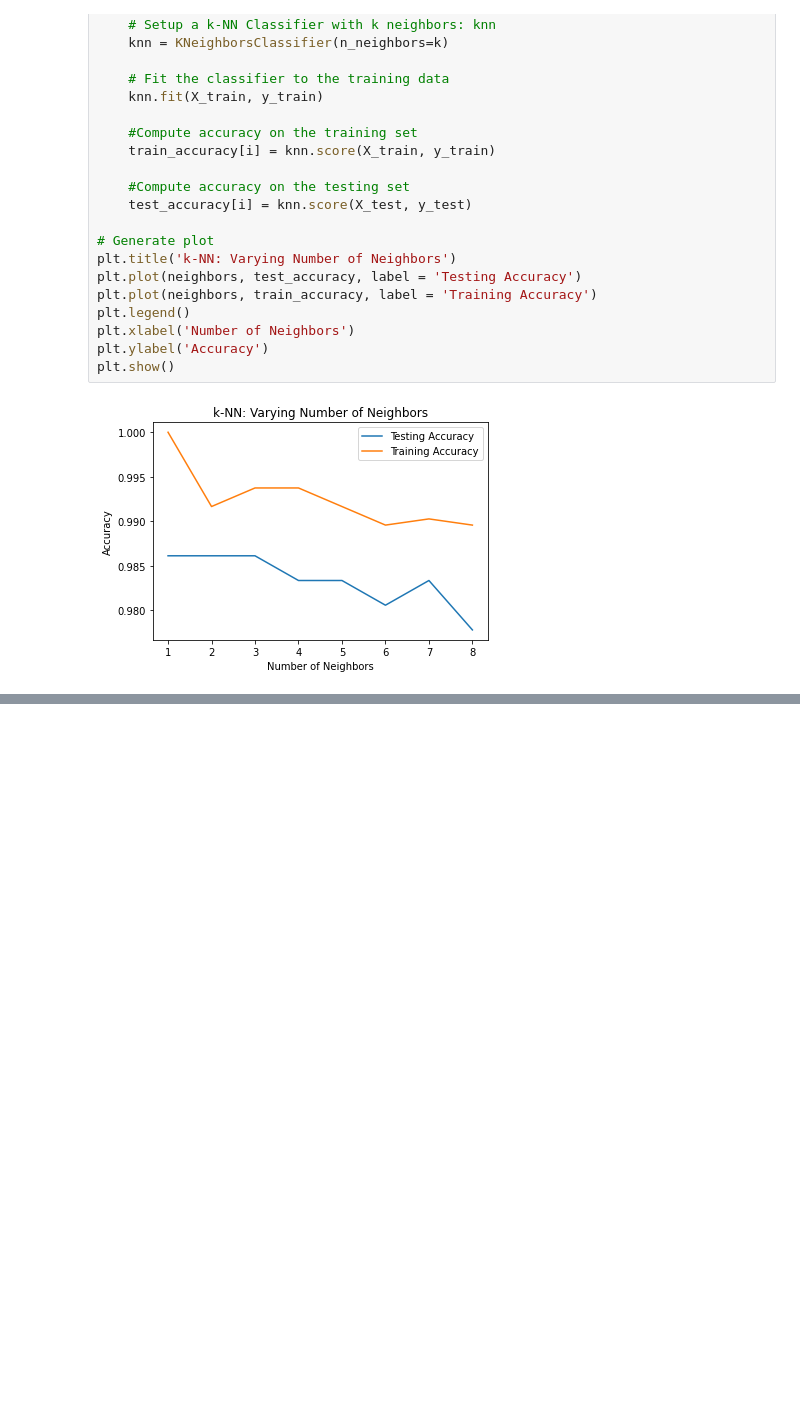
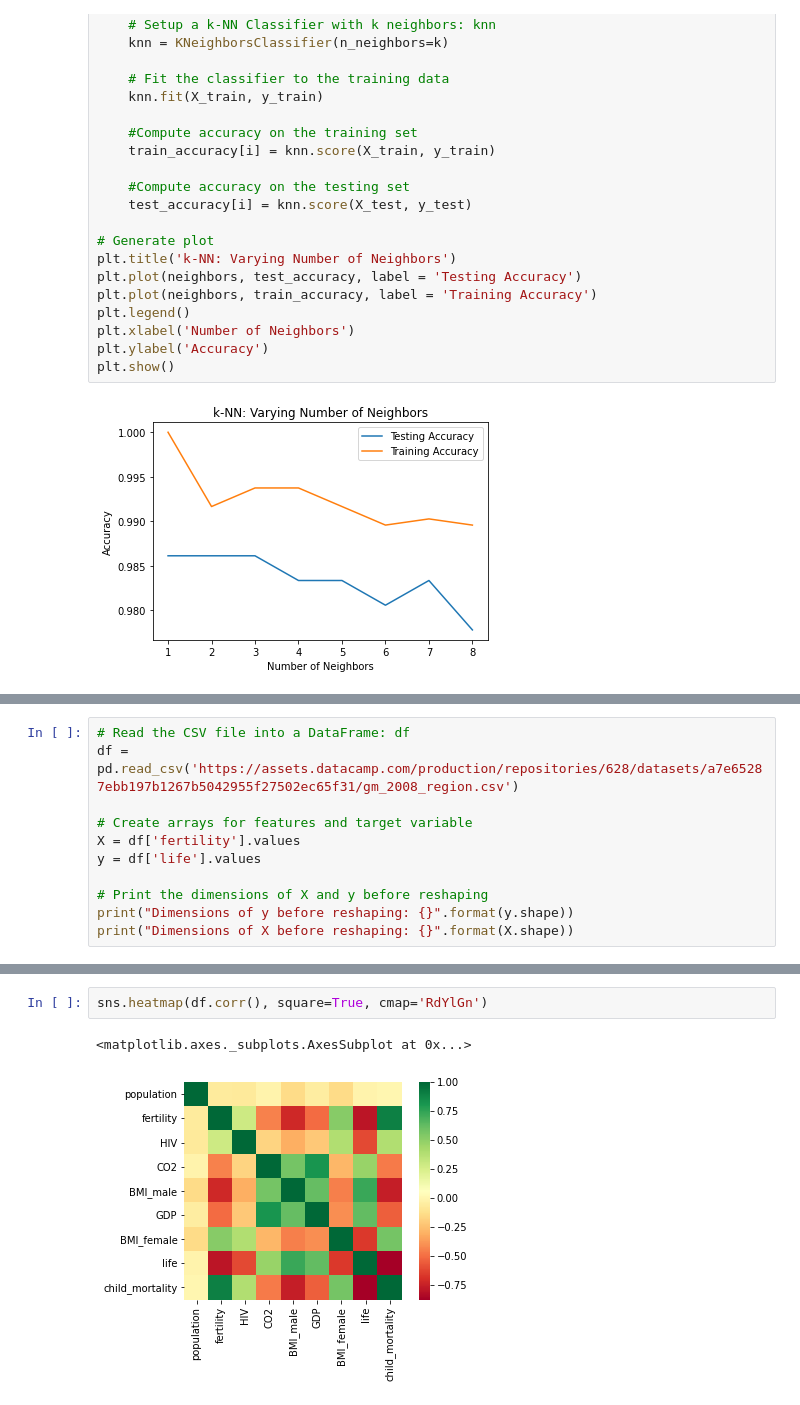
Before and after one commit to JitendraAlim/Data-Science-Toolkit, a Jupyter notebook: Python/Supervised Learning with scikit-learn/Supervised Learning with scikit-learn.ipynb, the cells around one changed output, grey strips where cells are left out. Drawn from its saved outputs; the diff is of its cells as text; blank space fills up the shorter version.

```diff
--- a/Python/Supervised Learning with scikit-learn/Supervised Learning with scikit-learn.ipynb
+++ b/Python/Supervised Learning with scikit-learn/Supervised Learning with scikit-learn.ipynb
@@ -262,0 +285,11 @@ It looks like the test accuracy is highest when using 3 and 5 neighbors. Using 8
+# %%
+# Read the CSV file into a DataFrame: df
+df = pd.read_csv('https://assets.datacamp.com/production/repositories/628/datasets/a7e65287ebb197b1267b5042955f27502ec65f31/gm_2008_region.csv')
+
+# Create arrays for features and target variable
+X = df['fertility'].values
+y = df['life'].values
+
+# Print the dimensions of X and y before reshaping
+print("Dimensions of y before reshaping: {}".format(y.shape))
+print("Dimensions of X before reshaping: {}".format(X.shape))
@@ -262,0 +320,5 @@ It looks like the test accuracy is highest when using 3 and 5 neighbors. Using 8
+# %%
+sns.heatmap(df.corr(), square=True, cmap='RdYlGn')
+# %% [output]
+<matplotlib.axes._subplots.AxesSubplot at 0x...>
+[figure, added]
```
Also changed, not shown: parts of 15 cells of this notebook.
